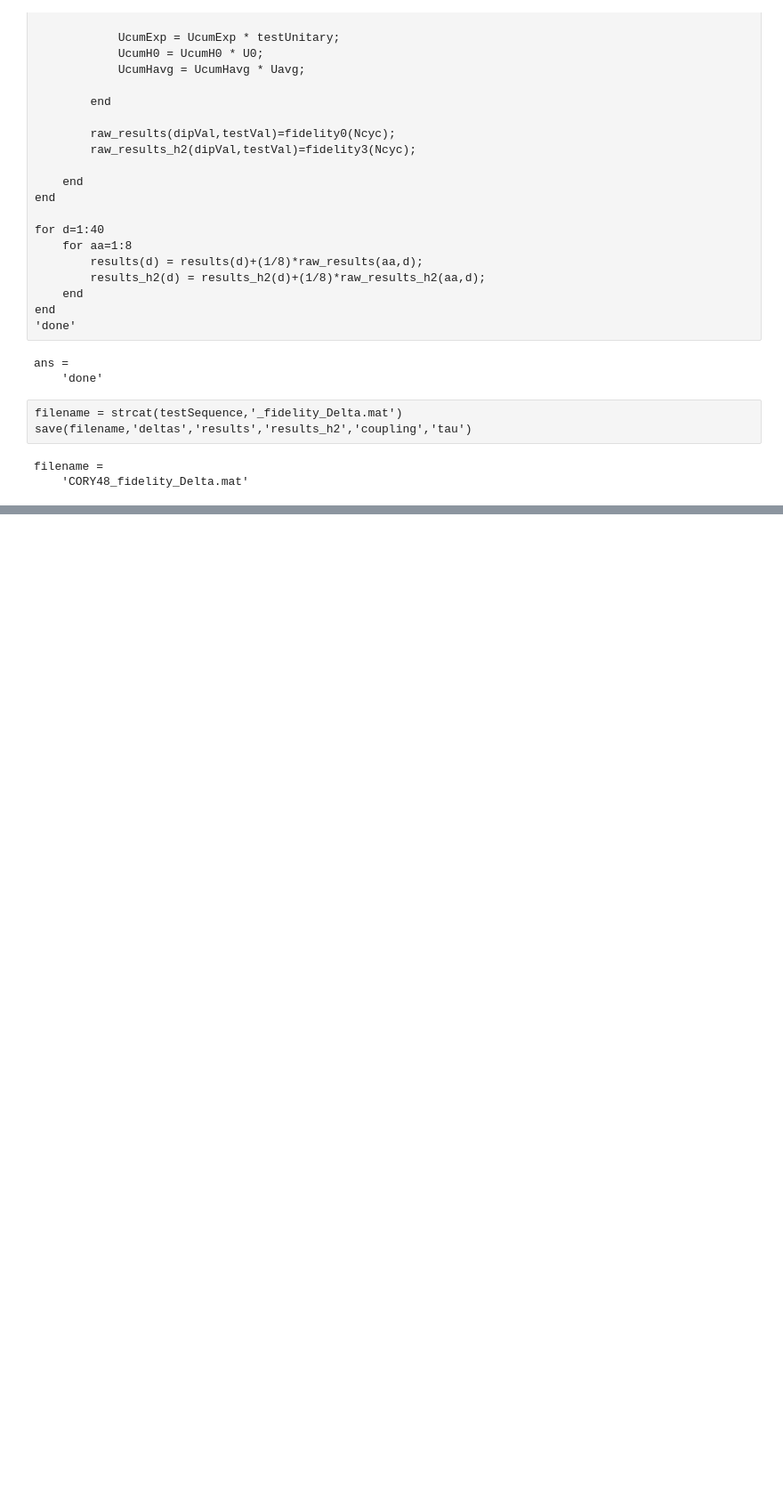
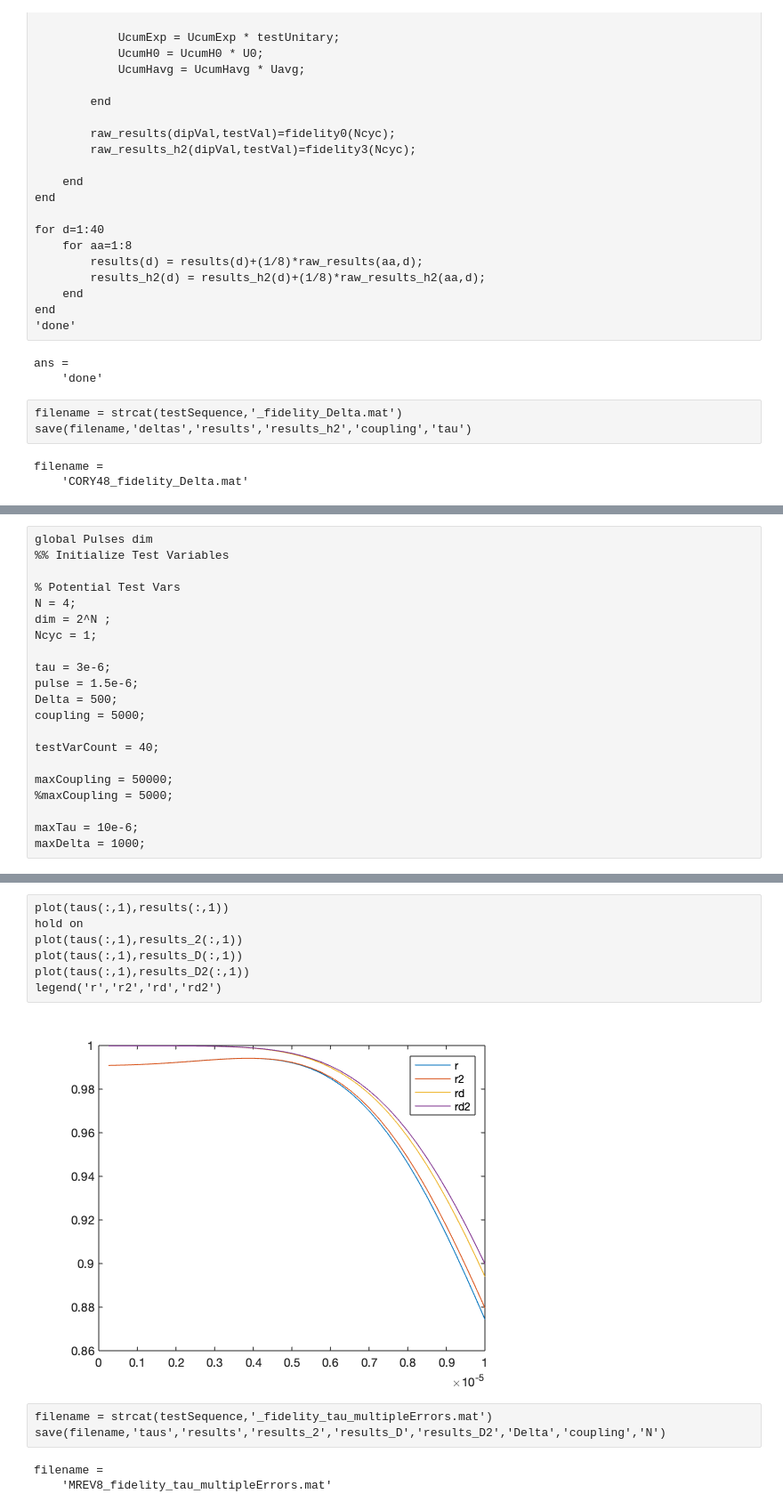
Before and after one commit to wynter-alford/spin-tools, a Jupyter notebook: One Parameter SpinSim.ipynb, the cells around one changed output, grey strips where cells are left out. Shown at 89% size. Saved outputs shown, nothing was run; the diff lists cells and outputs as text; blank space fills up the shorter version.

```diff
--- a/One Parameter SpinSim.ipynb
+++ b/One Parameter SpinSim.ipynb
@@ -806,0 +1082,21 @@ filename =
+# %%
+global Pulses dim
+%% Initialize Test Variables
+
+% Potential Test Vars
+N = 4;
+dim = 2^N ;
+Ncyc = 1;
+
+tau = 3e-6;
+pulse = 1.5e-6;
+Delta = 500;
+coupling = 5000;
+
+testVarCount = 40;
+
+maxCoupling = 50000;
+%maxCoupling = 5000;
+
+maxTau = 10e-6;
+maxDelta = 1000;
@@ -806,0 +1368,15 @@ filename =
+# %%
+plot(taus(:,1),results(:,1))
+hold on
+plot(taus(:,1),results_2(:,1))
+plot(taus(:,1),results_D(:,1))
+plot(taus(:,1),results_D2(:,1))
+legend('r','r2','rd','rd2')
+# %% [output]
+[figure, added]
+# %%
+filename = strcat(testSequence,'_fidelity_tau_multipleErrors.mat')
+save(filename,'taus','results','results_2','results_D','results_D2','Delta','coupling','N')
+# %% [output]
+filename =
+    'MREV8_fidelity_tau_multipleErrors.mat'
```
Also changed, not shown: parts of 29 cells of this notebook.
